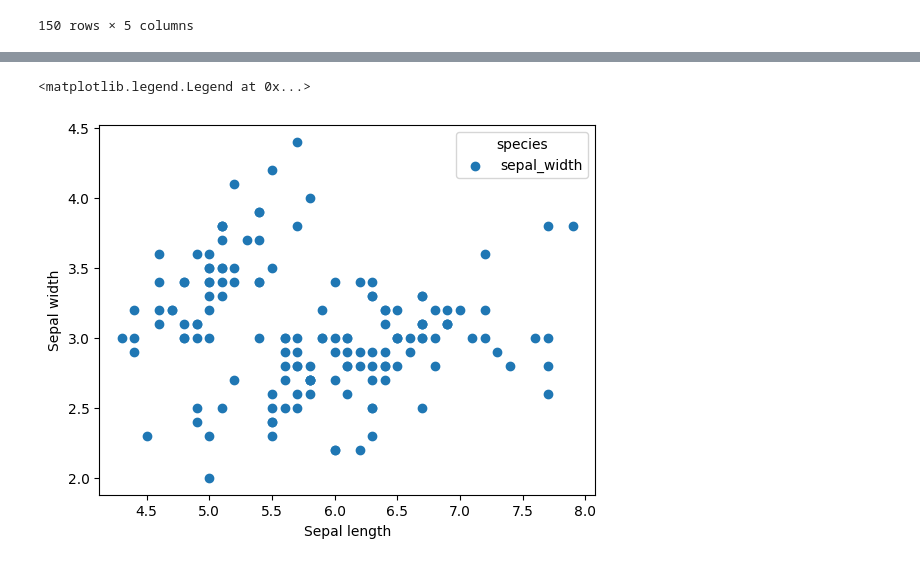
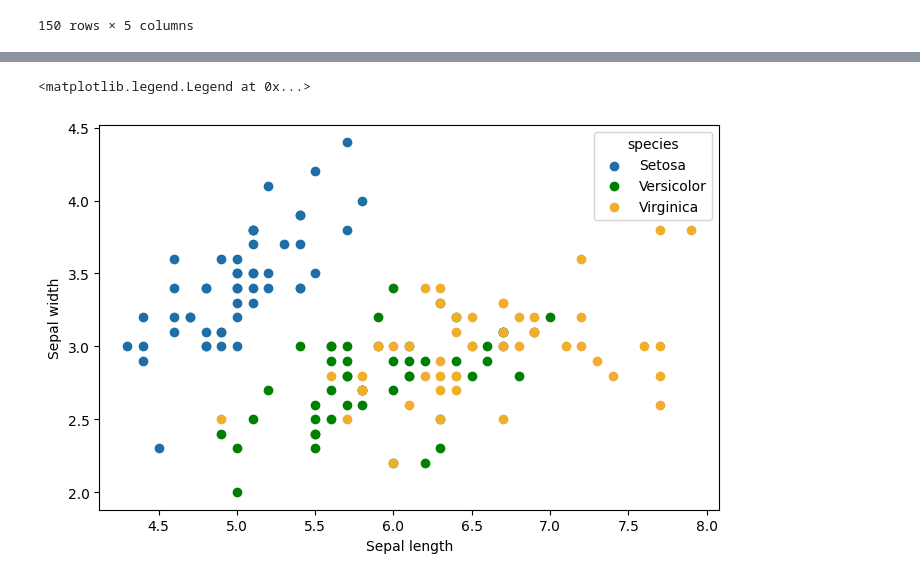
Before and after one commit to Omimishra/Python-Data-science, a Jupyter notebook: q_matplotlib.ipynb, the cells around one changed output, grey strips where cells are left out. Cells and saved outputs as stored; diff of their text form; code cells hidden in the pictures.

```diff
--- a/q_matplotlib.ipynb
+++ b/q_matplotlib.ipynb
@@ -35,11 +45,27 @@ iris
+# %%
+setosa = iris[iris['species'] == 'setosa']
+versicolor = iris[iris['species'] == 'versicolor']
+virginica = iris[iris['species'] == 'virginica']
 # %%
+plt.figure(figsize=(8,5))
 plt.scatter(x='sepal_length',
             y='sepal_width',
-            data=iris,
-             )
+            data=setosa,
+            color='#1E6EA7',
+            label = 'Setosa')
+plt.scatter(x='sepal_length',
+            y='sepal_width',
+            data=versicolor,
+            color='green',
+            label = 'Versicolor')
+plt.scatter(x='sepal_length',
+            y='sepal_width',
+            data=virginica,
+            color='#F1AD2E',
+            label = 'Virginica')
 plt.xlabel('Sepal length')
 plt.ylabel('Sepal width')
 plt.legend(title = 'species')
 # %% [output]
 <matplotlib.legend.Legend at 0x...>
-[figure, old version]
+[figure, new version]
```
Also changed, not shown: parts of 15 cells of this notebook.
